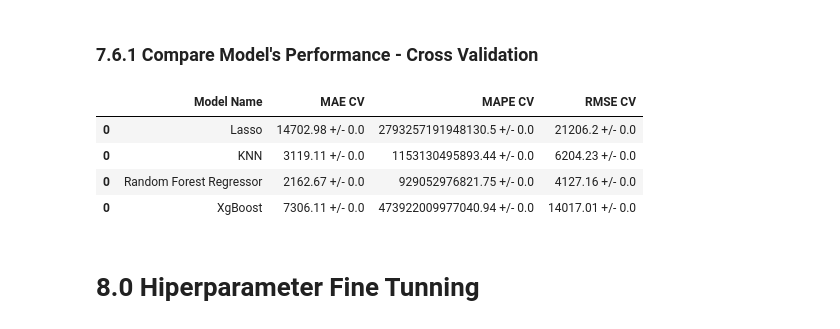
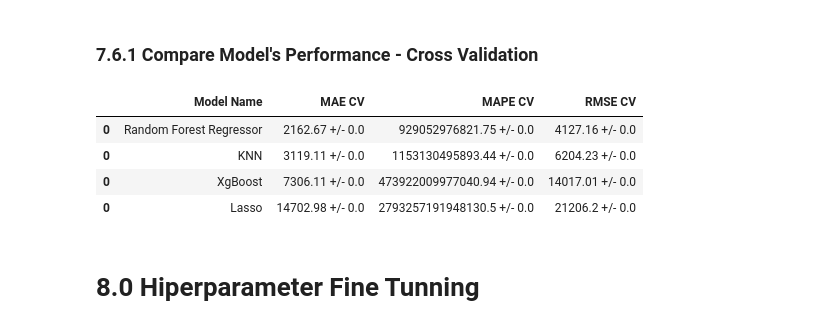
Before and after one commit to Raquelrs3/walmart_retail_case_study, a Jupyter notebook: Raquel_Rocha_Case_tecnico_Ioasys_F3.ipynb, the cells around one changed output. Drawn from its saved outputs; the diff is of its cells as text; code cells hidden in the pictures.

```diff
--- a/Raquel_Rocha_Case_tecnico_Ioasys_F3.ipynb
+++ b/Raquel_Rocha_Case_tecnico_Ioasys_F3.ipynb
@@ -1500,14 +1500,14 @@ KFold Number:1
 # %% [markdown]
 ### **7.6.1 Compare Model's Performance - Cross Validation**
 # %%
-resultado_cross = pd.concat([lrr_result_cv, knn_result_cv, rf_result_cv, xgb_result_cv])
+resultado_cross = pd.concat([rf_result_cv, knn_result_cv, xgb_result_cv, lrr_result_cv])
 resultado_cross
 # %% [output]
 |  | Model Name | MAE CV | MAPE CV | RMSE CV |
+| 0 | Random Forest Regressor | 2162.67 +/- 0.0 | 929052976821.75 +/- 0.0 | 4127.16 +/- 0.0 |
+| 0 | KNN | 3119.11 +/- 0.0 | 1153130495893.44 +/- 0.0 | 6204.23 +/- 0.0 |
+| 0 | XgBoost | 7306.11 +/- 0.0 | 473922009977040.94 +/- 0.0 | 14017.01 +/- 0.0 |
 | 0 | Lasso | 14702.98 +/- 0.0 | 2793257191948130.5 +/- 0.0 | 21206.2 +/- 0.0 |
-| 0 | KNN | 3119.11 +/- 0.0 | 1153130495893.44 +/- 0.0 | 6204.23 +/- 0.0 |
-| 0 | Random Forest Regressor | 2162.67 +/- 0.0 | 929052976821.75 +/- 0.0 | 4127.16 +/- 0.0 |
-| 0 | XgBoost | 7306.11 +/- 0.0 | 473922009977040.94 +/- 0.0 | 14017.01 +/- 0.0 |
 # %% [markdown]
 # **8.0 Hiperparameter Fine Tunning**
 # %% [markdown]
```
Also changed, not shown: 1 other file.
